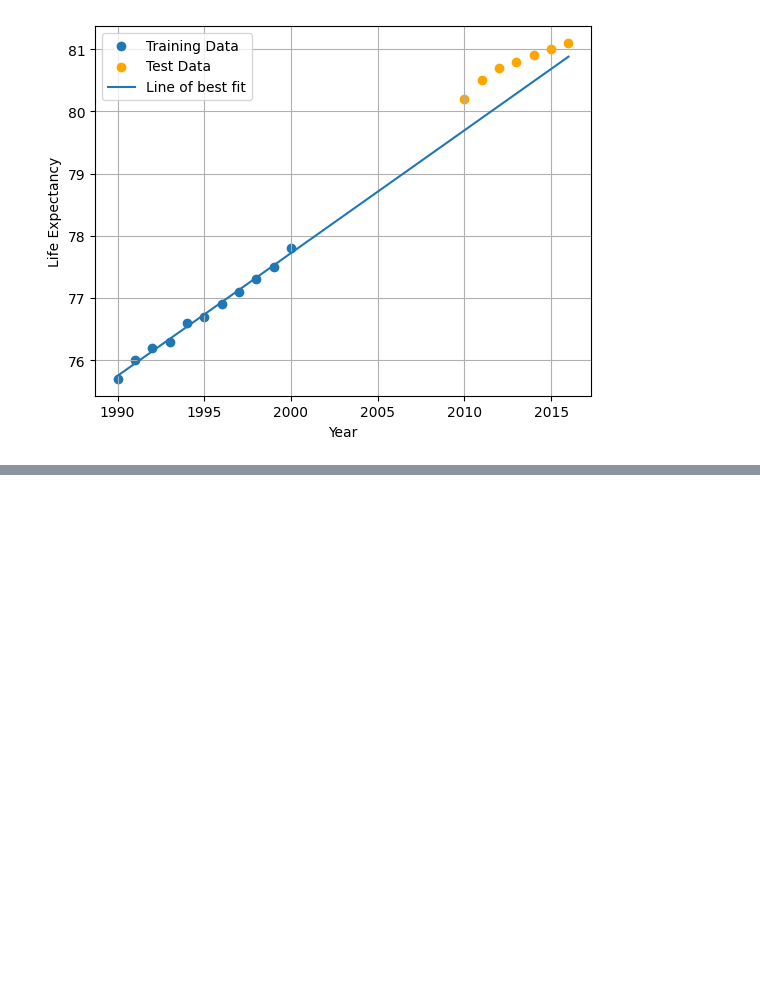
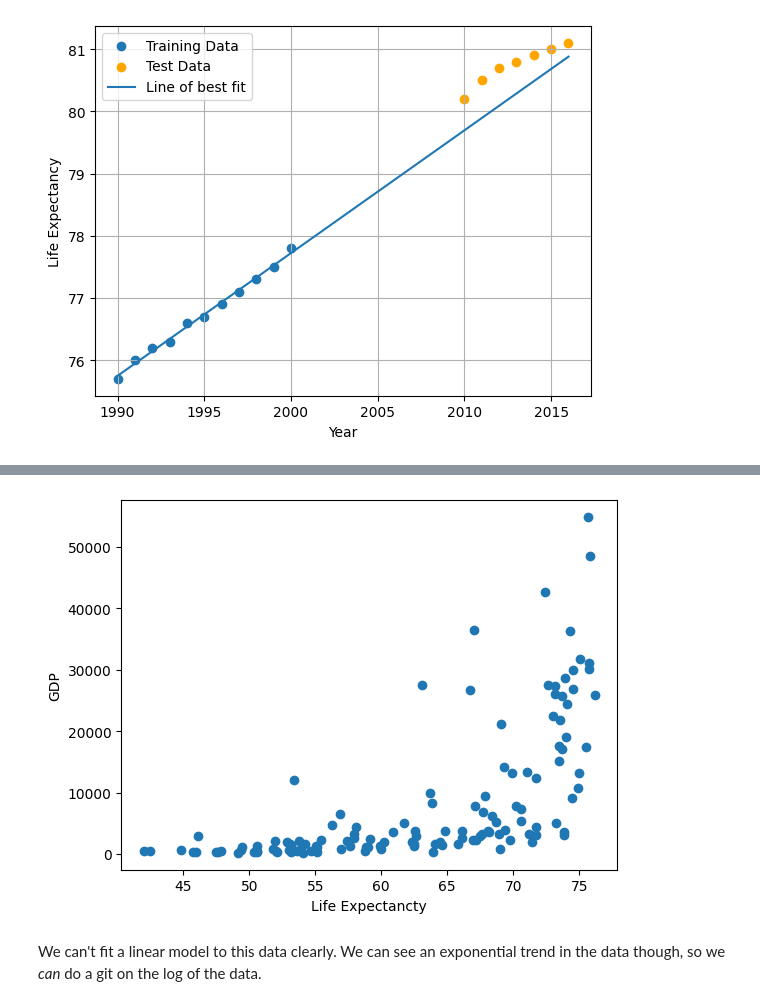
Before and after one commit to pshriwise/uw-ml-workshop-23, a Jupyter notebook: Regression_01.ipynb, the cells around one changed output, grey strips where cells are left out. Saved outputs shown, nothing was run; the diff lists cells and outputs as text; code cells hidden in the pictures; blank space fills up the shorter version.

```diff
--- a/Regression_01.ipynb
+++ b/Regression_01.ipynb
@@ -109,0 +112,4 @@ Test RMSE = 0.47524
+# %%
+data = read_data('data/worldbank-gdp.csv', 'data/gapminder-life-expectancy.csv', '1980')
+print(data.shape)
+data.head()
@@ -109,0 +141,9 @@ Test RMSE = 0.47524
+# %%
+from matplotlib import pyplot as plt
+plt.scatter(data['Life Expectancy'], data['GDP'])
+plt.xlabel('Life Expectancty')
+plt.ylabel('GDP');
+# %% [output]
+[figure, added]
+# %% [markdown]
+We can't fit a linear model to this data clearly. We can see an exponential trend in the data though, so we _can_ do a git on the log of the data.
```
Also changed, not shown: parts of 12 cells of this notebook, 1 other file.
